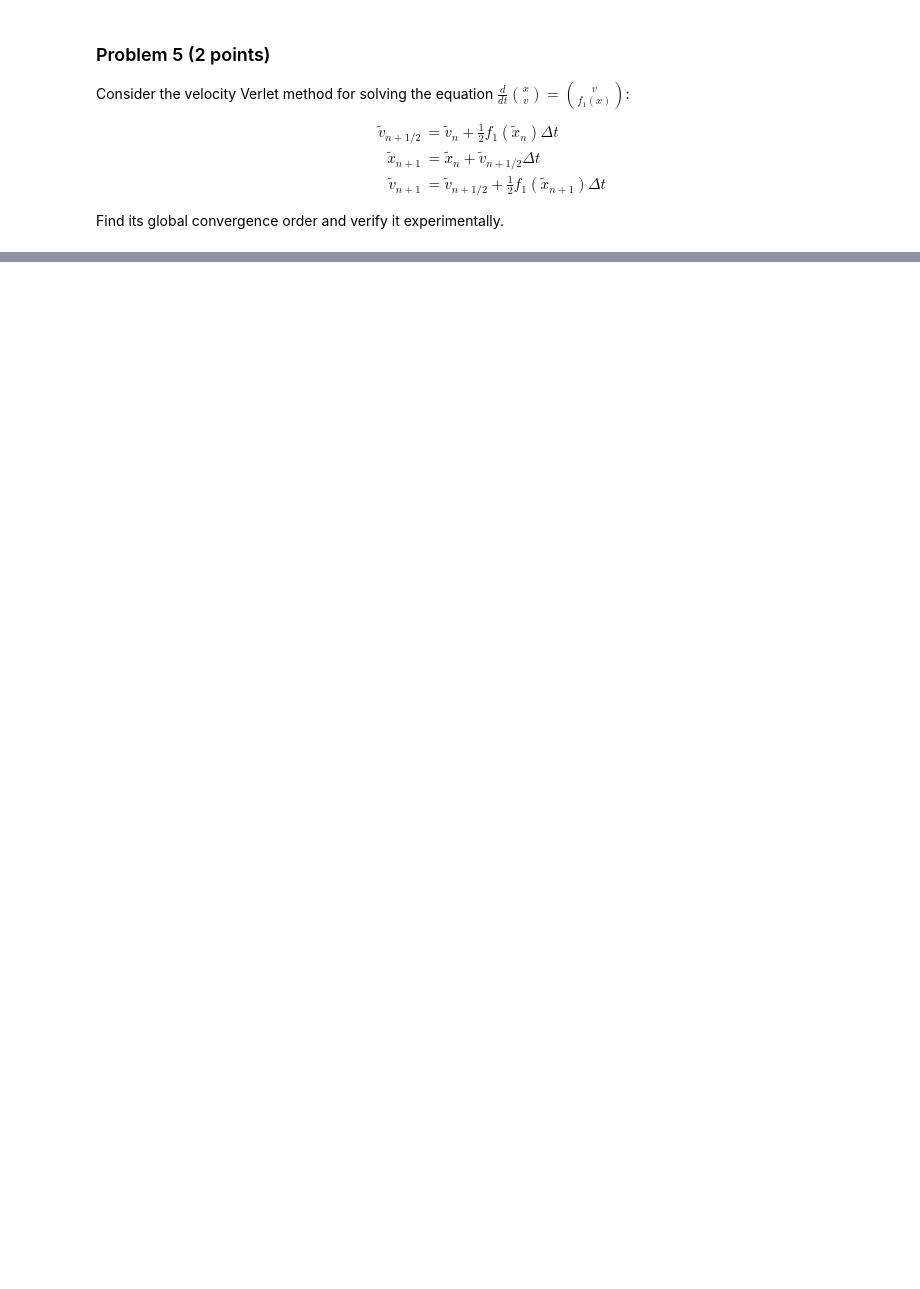
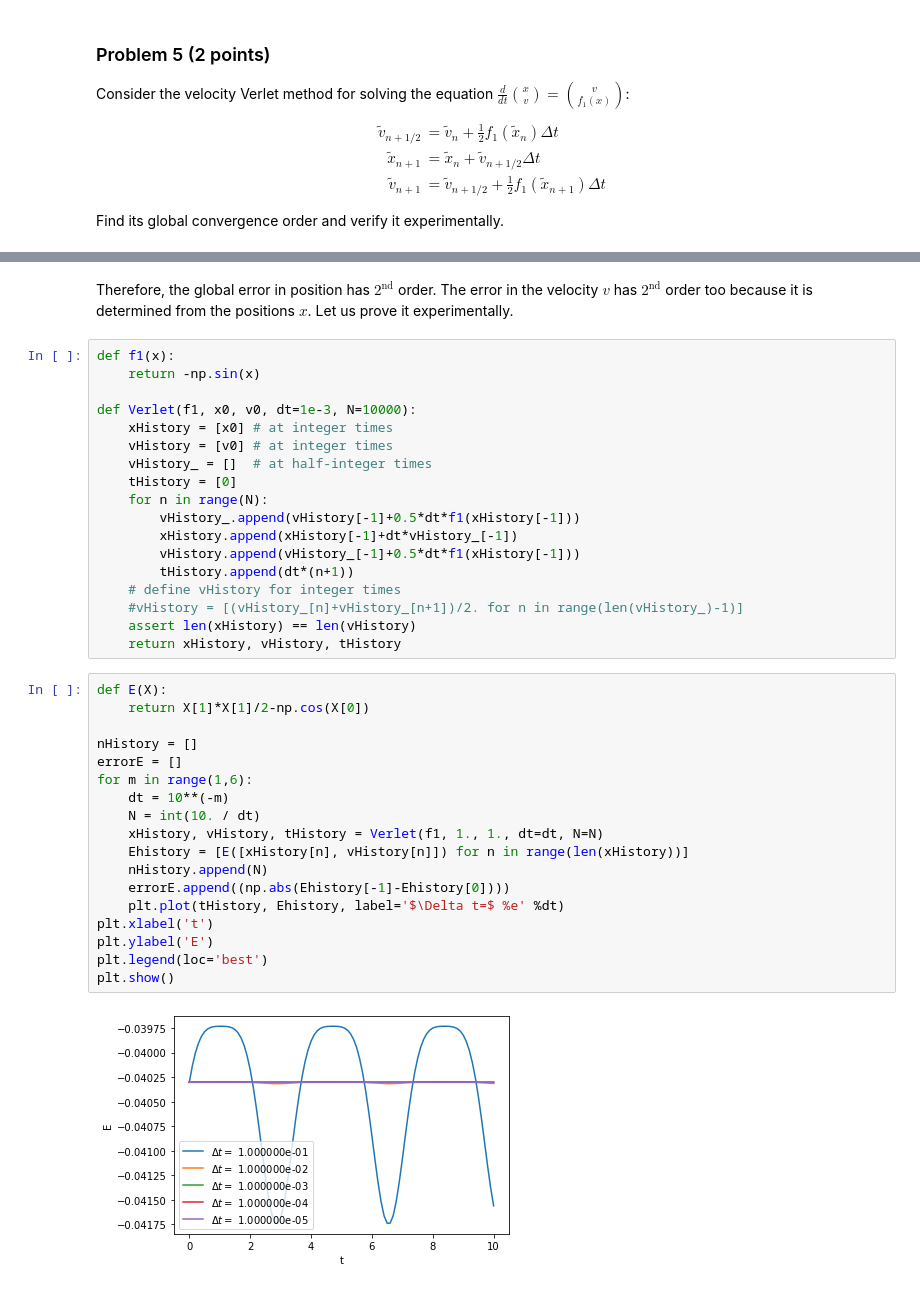
Before and after one commit to ArtemVergazov/scientific_computing, a Jupyter notebook: hw2/vergazov_artem_hw2.ipynb, the cells around one changed output, grey strips where cells are left out. Saved outputs shown, nothing was run; the diff lists cells and outputs as text; blank space fills up the shorter version.

```diff
--- a/hw2/vergazov_artem_hw2.ipynb
+++ b/hw2/vergazov_artem_hw2.ipynb
@@ -108,0 +298,40 @@ Find its global convergence order and verify it experimentally.
+# %% [markdown]
+Therefore, the global error in position has $2^{\textrm{nd}}$ order. The error in the velocity $v$ has $2^{\textrm{nd}}$ order too because it is determined from the positions $x$. Let us prove it experimentally.
+# %%
+def f1(x):
+    return -np.sin(x)
+
+def Verlet(f1, x0, v0, dt=1e-3, N=10000):
+    xHistory = [x0] # at integer times
+    vHistory = [v0] # at integer times
+    vHistory_ = []  # at half-integer times
+    tHistory = [0]
+    for n in range(N):
+        vHistory_.append(vHistory[-1]+0.5*dt*f1(xHistory[-1]))
+        xHistory.append(xHistory[-1]+dt*vHistory_[-1])
+        vHistory.append(vHistory_[-1]+0.5*dt*f1(xHistory[-1]))
+        tHistory.append(dt*(n+1))
+    # define vHistory for integer times
+    #vHistory = [(vHistory_[n]+vHistory_[n+1])/2. for n in range(len(vHistory_)-1)]
+    assert len(xHistory) == len(vHistory)
+    return xHistory, vHistory, tHistory
+# %%
+def E(X):
+    return X[1]*X[1]/2-np.cos(X[0])
+
+nHistory = []
+errorE = []
+for m in range(1,6):
+    dt = 10**(-m)
+    N = int(10. / dt)
+    xHistory, vHistory, tHistory = Verlet(f1, 1., 1., dt=dt, N=N)
+    Ehistory = [E([xHistory[n], vHistory[n]]) for n in range(len(xHistory))]
+    nHistory.append(N)
+    errorE.append((np.abs(Ehistory[-1]-Ehistory[0])))
+    plt.plot(tHistory, Ehistory, label='$\Delta t=$ %e' %dt)
+plt.xlabel('t')
+plt.ylabel('E')
+plt.legend(loc='best')
+plt.show()
+# %% [output]
+[figure, added]
```
Also changed, not shown: parts of 33 cells of this notebook, 7 other files.
